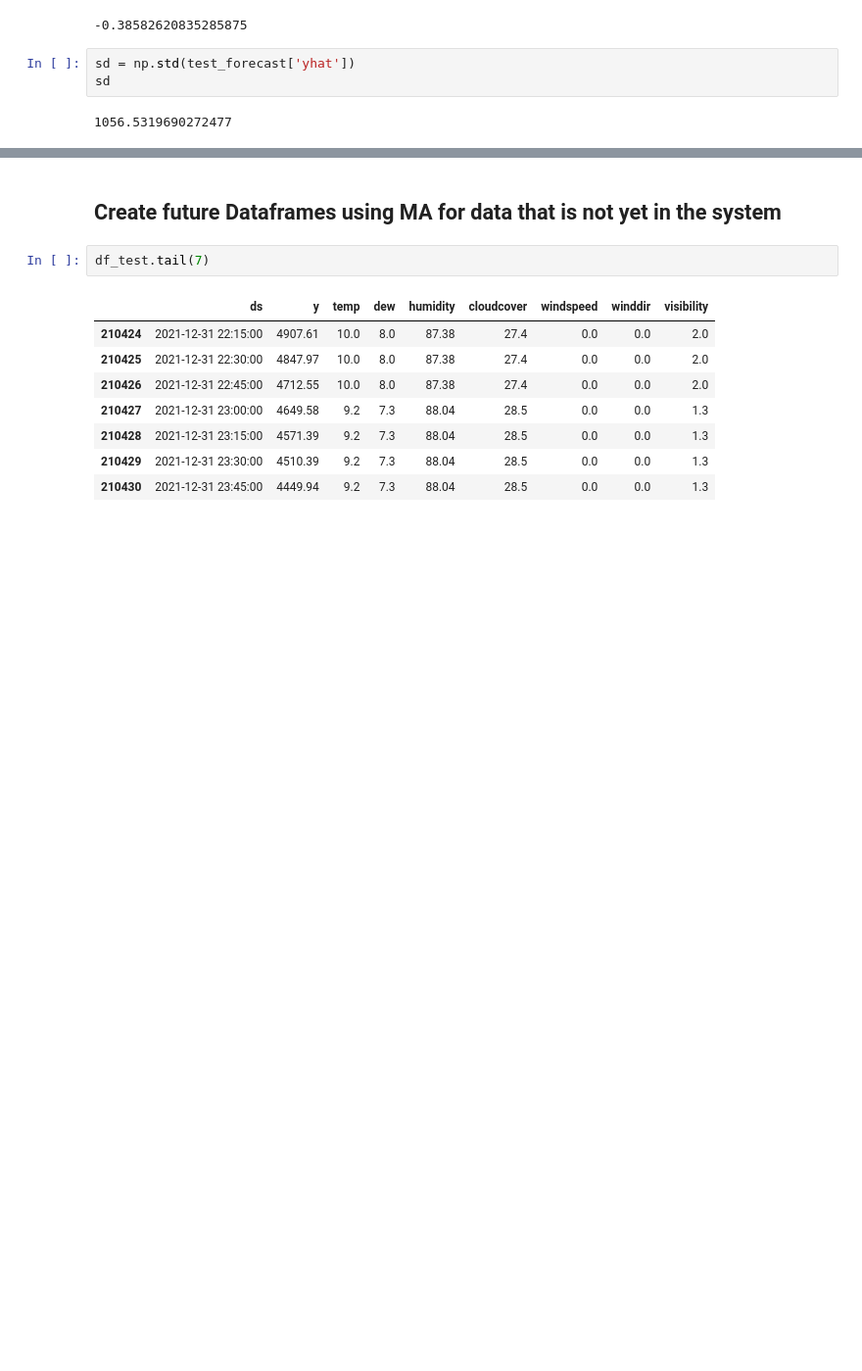
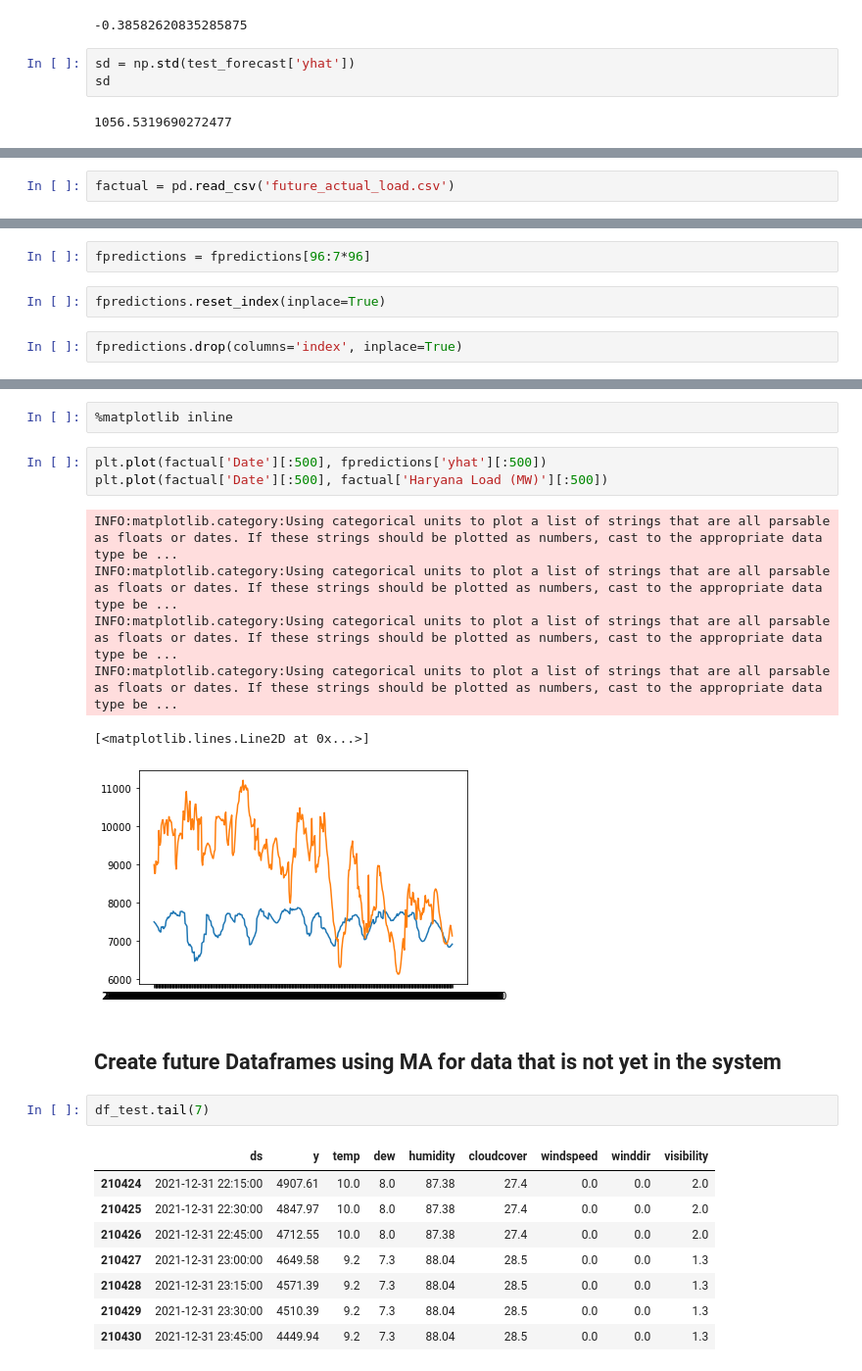
Before and after one commit to manansheel1991/Load_Forecasting_based_on_Weather_Data_and_Calendar_features, a Jupyter notebook: Working_with_Future_Data/Model trained on 2021 data Load Forecasting using Fbprophet (Advanced) Multivariate model.ipynb, the cells around one changed output, grey strips where cells are left out. Shown at 98% size. Cells and saved outputs as stored; diff of their text form; blank space fills up the shorter version.

```diff
--- a/Working_with_Future_Data/Model trained on 2021 data Load Forecasting using Fbprophet (Advanced) Multivariate model.ipynb
+++ b/Working_with_Future_Data/Model trained on 2021 data Load Forecasting using Fbprophet (Advanced) Multivariate model.ipynb
@@ -543,0 +620,2 @@ sd
+# %%
+factual = pd.read_csv('future_actual_load.csv')
@@ -543,0 +638,6 @@ sd
+# %%
+fpredictions = fpredictions[96:7*96]
+# %%
+fpredictions.reset_index(inplace=True)
+# %%
+fpredictions.drop(columns='index', inplace=True)
@@ -544,3 +697,15 @@ sd
+# %%
+%matplotlib inline
+# %%
+plt.plot(factual['Date'][:500], fpredictions['yhat'][:500])
+plt.plot(factual['Date'][:500], factual['Haryana Load (MW)'][:500])
+# %% [output]
+INFO:matplotlib.category:Using categorical units to plot a list of strings that are all parsable as floats or dates. If these strings should be plotted as numbers, cast to the appropriate data type be ...
+INFO:matplotlib.category:Using categorical units to plot a list of strings that are all parsable as floats or dates. If these strings should be plotted as numbers, cast to the appropriate data type be ...
+INFO:matplotlib.category:Using categorical units to plot a list of strings that are all parsable as floats or dates. If these strings should be plotted as numbers, cast to the appropriate data type be ...
+INFO:matplotlib.category:Using categorical units to plot a list of strings that are all parsable as floats or dates. If these strings should be plotted as numbers, cast to the appropriate data type be ...
+[<matplotlib.lines.Line2D at 0x...>]
+[figure, added]
 # %% [markdown]
 ## Create future Dataframes using MA for data that is not yet in the system
 # %%
```
Also changed, not shown: parts of 68 cells of this notebook.
